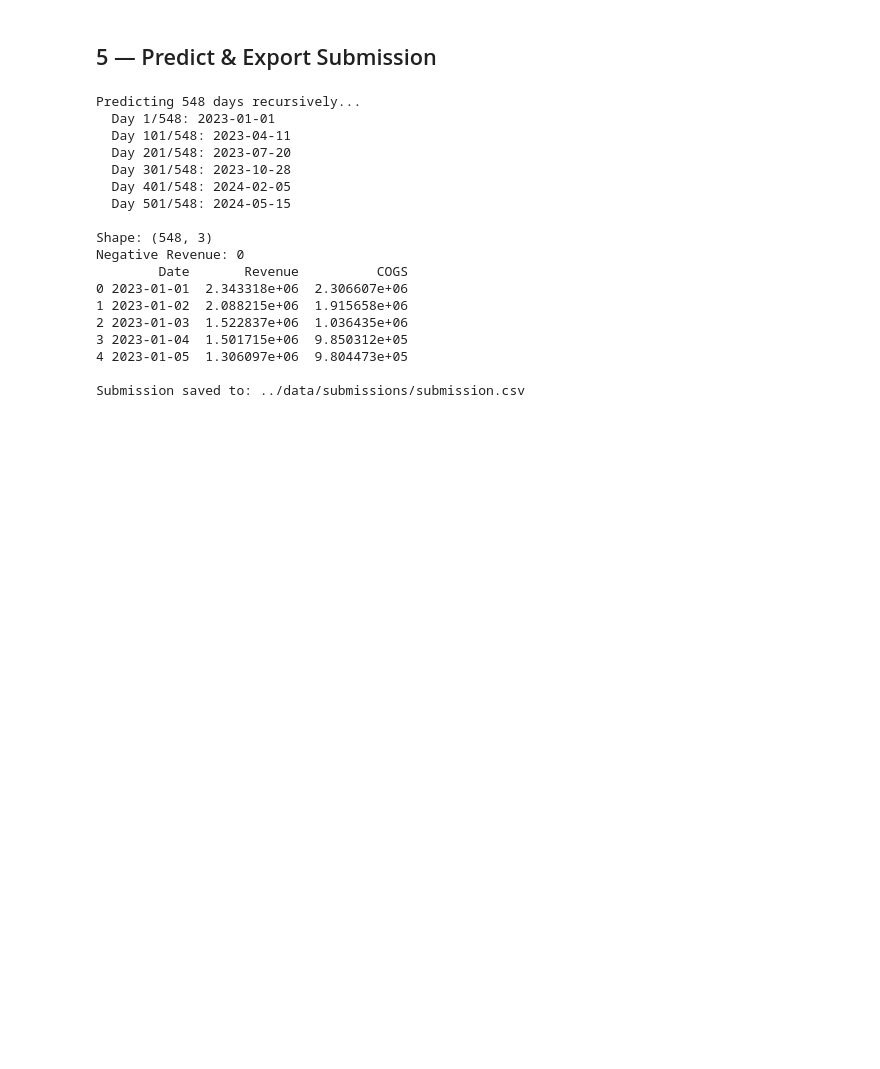
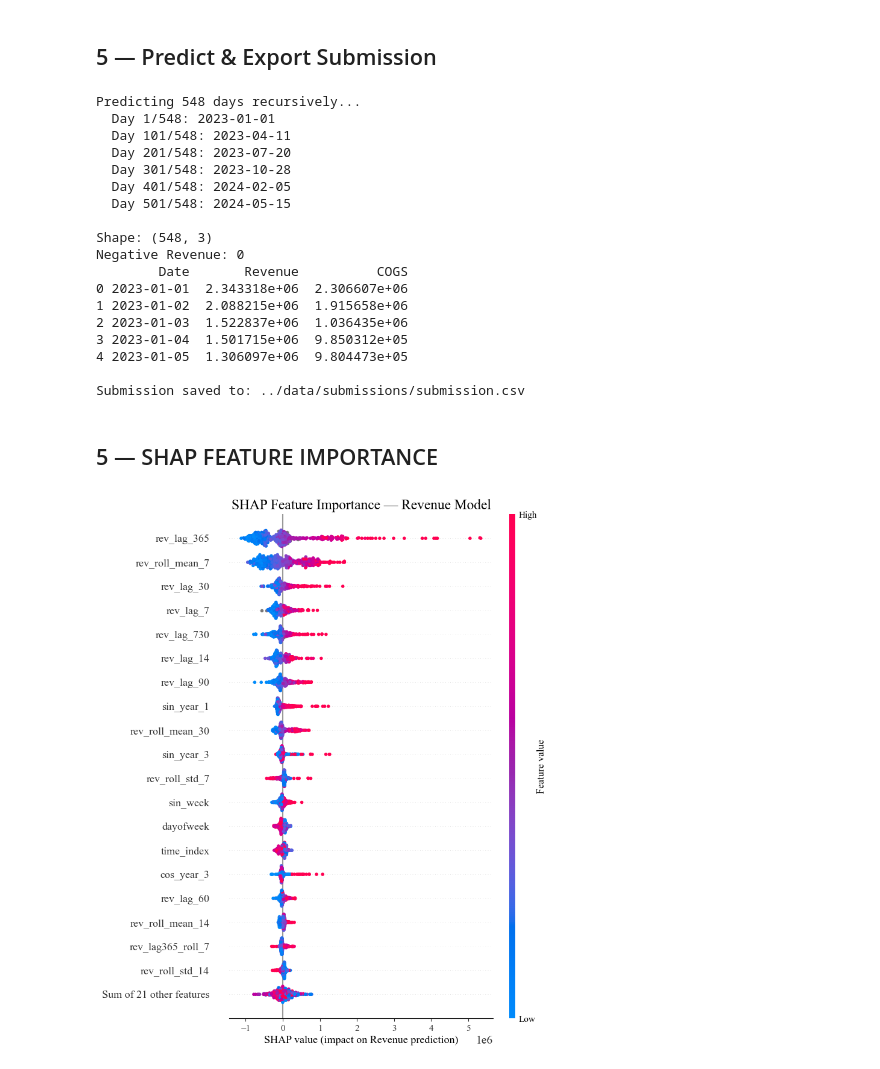
Before and after one commit to ndhau1706/DATATHON2026, a Jupyter notebook: notebooks/baseline.ipynb, the cells around one changed output. Cells and saved outputs as stored; diff of their text form; code cells hidden in the pictures; blank space fills up the shorter version.

Commit message:
Add SHAP analysis cell

```diff
--- a/notebooks/baseline.ipynb
+++ b/notebooks/baseline.ipynb
@@ -409,3 +411,70 @@ Negative Revenue: 0
 4 2023-01-05  1.306097e+06  9.804473e+05
 
 Submission saved to: ../data/submissions/submission.csv
+# %% [markdown]
+## 5 — SHAP FEATURE IMPORTANCE
+# %%
+import shap
+import matplotlib
+
+matplotlib.rcParams['font.family'] = 'Times New Roman'
+matplotlib.rcParams['font.size']   = 14
+
+sample_idx  = np.random.choice(len(X_train), size=500, replace=False)
+X_sample    = X_train.iloc[sample_idx].reset_index(drop=True)
+
+explainer   = shap.TreeExplainer(model_rev)
+shap_values = explainer.shap_values(X_sample, check_additivity=False)
+
+# Explanation object
+explanation = shap.Explanation(
+    values    = shap_values,
+    base_values = explainer.expected_value,
+    data      = X_sample.values,
+    feature_names = FEATURE_COLS
+)
+
+plt.figure(figsize=(12, 9))
+shap.plots.beeswarm(explanation, max_display=20, show=False)
+plt.title('SHAP Feature Importance — Revenue Model')
+plt.xlabel('SHAP value (impact on Revenue prediction)')
+plt.tight_layout()
+plt.savefig('../reports/figures/shap_beeswarm.png', dpi=150, bbox_inches='tight')
+plt.show()
+print('SHAP beeswarm plot saved!')
+
+# Top 10 + giải thích kinh doanh
+shap_importance = pd.DataFrame({
+    'feature':    FEATURE_COLS,
+    'importance': np.abs(shap_values).mean(axis=0)
+}).sort_values('importance', ascending=False)
+
+print('\nTop 10 features:')
+print(shap_importance.head(10).to_string(index=False))
+
+interpretations = {
+    'rev_lag_365':       'Doanh thu cùng ngày năm ngoái — tín hiệu mùa vụ mạnh nhất',
+    'rev_lag_730':       'Doanh thu cùng ngày 2 năm trước — xu hướng dài hạn',
+    'rev_roll_mean_7':   'Trung bình 7 ngày gần nhất — xu hướng tuần hiện tại',
+    'rev_roll_mean_30':  'Trung bình 30 ngày gần nhất — mức doanh thu nền',
+    'rev_roll_mean_14':  'Trung bình 14 ngày gần nhất — xu hướng 2 tuần',
+    'rev_roll_mean_60':  'Trung bình 60 ngày gần nhất — xu hướng 2 tháng',
+    'rev_lag_7':         'Doanh thu 7 ngày trước — chu kỳ mua sắm hàng tuần',
+    'rev_lag_30':        'Doanh thu 30 ngày trước — chu kỳ mua sắm hàng tháng',
+    'rev_lag_90':        'Doanh thu 90 ngày trước — chu kỳ theo quý',
+    'rev_lag365_roll_7': 'Trung bình 7 ngày cùng kỳ năm ngoái — làm mượt nhiễu',
+    'time_index':        'Số ngày kể từ đầu — xu hướng tăng trưởng dài hạn',
+    'sin_year_1':        'Fourier năm bậc 1 — mã hóa tính mùa vụ liên tục',
+    'sin_year_3':        'Fourier năm bậc 3 — mã hóa tính mùa vụ bậc cao',
+    'dayofweek':         'Ngày trong tuần — hành vi mua sắm khác nhau theo ngày',
+    'is_promo_day':      'Cờ có khuyến mãi — giải thích đỉnh doanh thu đột biến',
+}
+
+print('\n=== Giải thích bằng ngôn ngữ kinh doanh ===')
+for _, row in shap_importance.head(10).iterrows():
+    interp = interpretations.get(row['feature'], row['feature'])
+    print(f'  [{row["importance"]:,.0f}] {row["feature"]}')
+    print(f'         → {interp}')
+    print()
+# %% [output]
+[figure, added]
```
Also changed, not shown: parts of 2 cells of this notebook, 1 other file.
